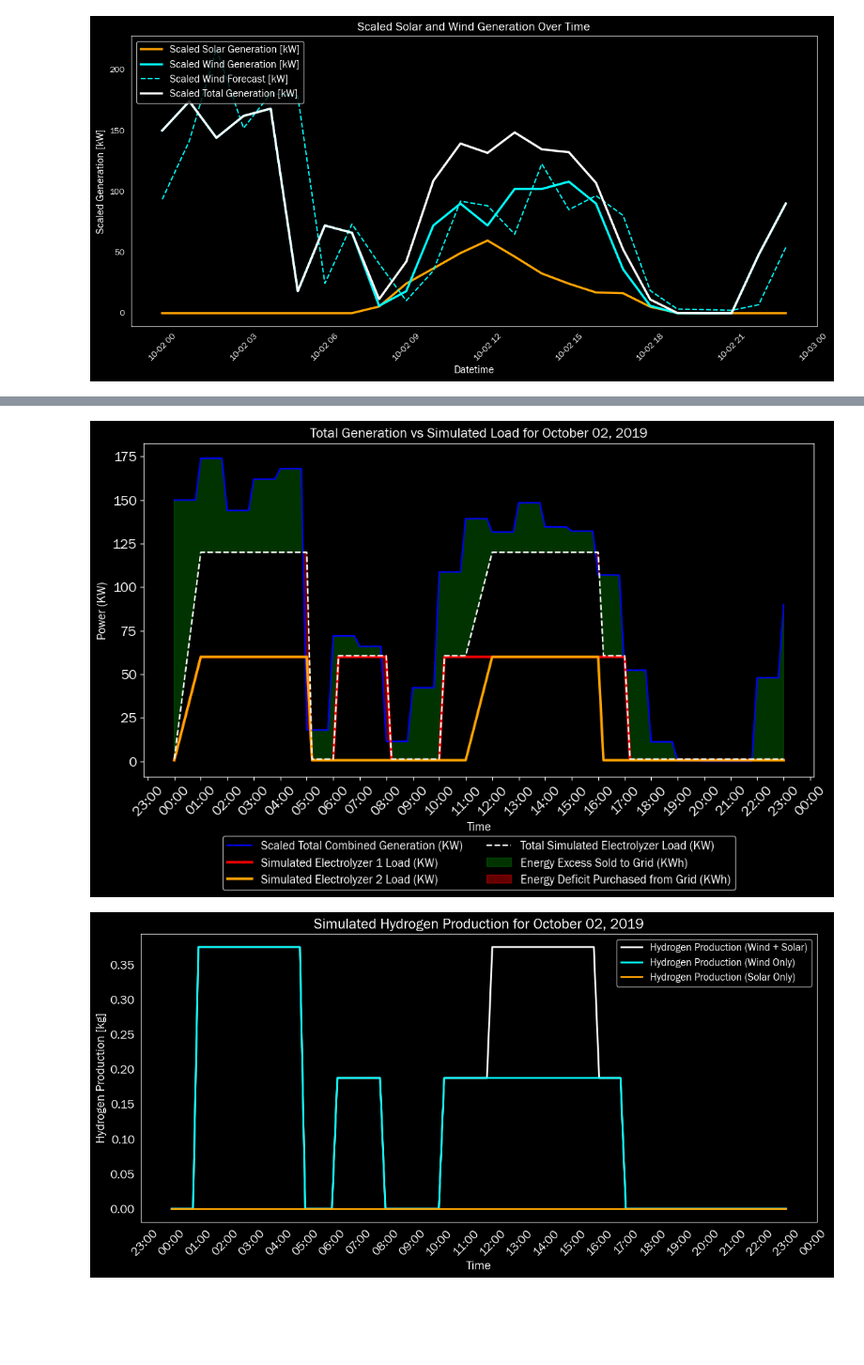
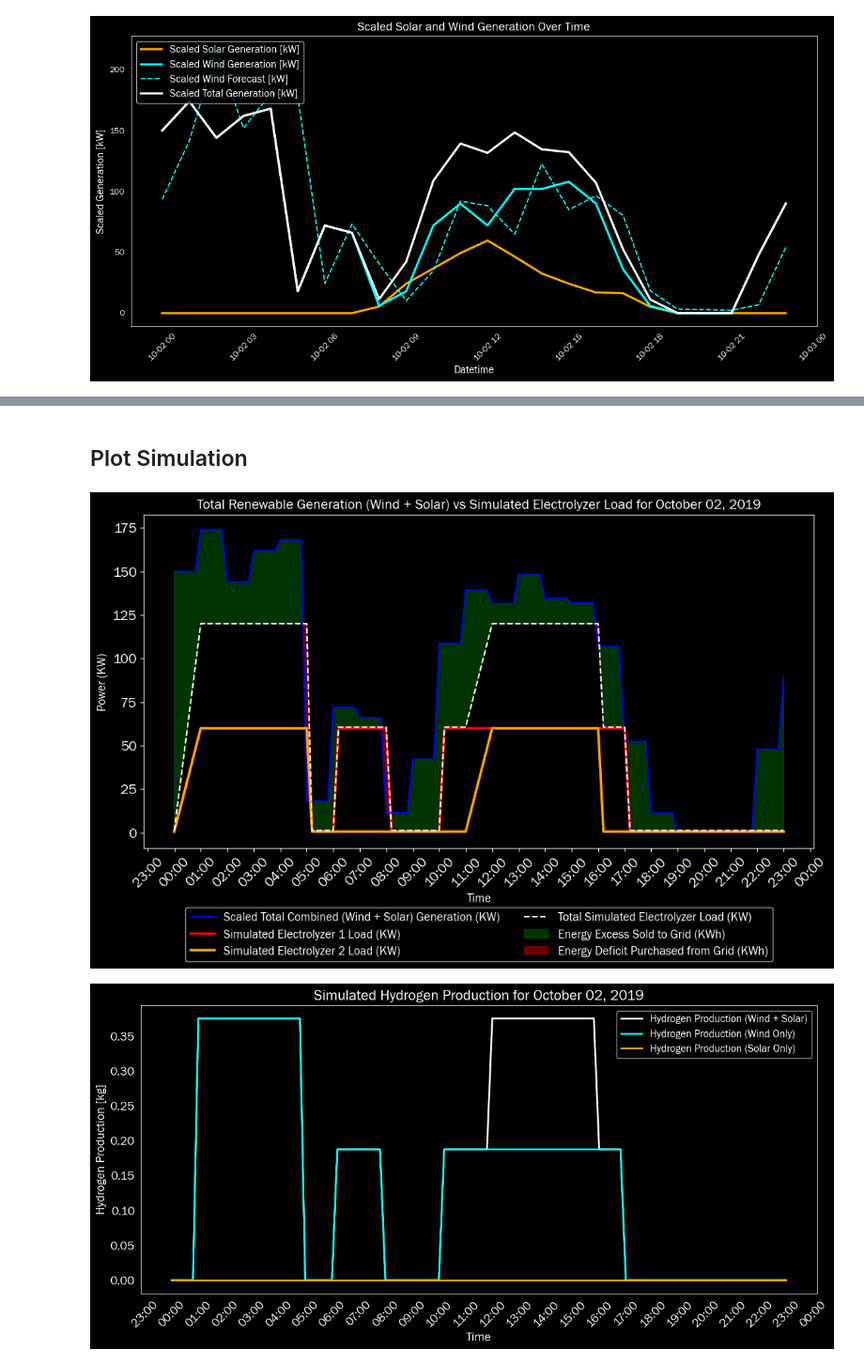
Before and after one commit to Lauvera132/ut_h2_protohub_simulation, a Jupyter notebook: white_deer_wind_farm_test.ipynb, the cells around one changed output, grey strips where cells are left out. Shown at 94% size. Saved outputs shown, nothing was run; the diff lists cells and outputs as text; code cells hidden in the pictures; blank space fills up the shorter version.

```diff
--- a/white_deer_wind_farm_test.ipynb
+++ b/white_deer_wind_farm_test.ipynb
@@ -1149,6 +1149,8 @@ interp_solar = interp1d(x_original, scaled_solar_generation_kw, kind='linear')
 scaled_total_generation_intervals_interp = interp_total(x_new)
 scaled_wind_generation_intervals_interp = interp_wind(x_new)
 scaled_solar_generation_intervals_interp = interp_solar(x_new)
+# %% [markdown]
+## Plot Simulation
 # %%
 # Plot the simulated load, generation, and hydrogen production
 fig, ax1 = plt.subplots(figsize=(12, 6))
@@ -1174,7 +1176,7 @@ real_time_lmp_price = filtered_merged_data["real-time_lmp_[$/mwh]"]
 sns.lineplot(
     x=generation_intervals_df.index,
     y=generation_intervals_df["scaled_total_generation_kw"],
-    label="Scaled Total Combined Generation (KW)",
+    label="Scaled Total Combined (Wind + Solar) Generation (KW)",
     color="blue",
     ax=ax1,
 )
@@ -1229,7 +1231,7 @@ ax1.fill_between(
 
 # Set labels and title for the primary y-axis
 ax1.set_title(
-    f"Total Generation vs Simulated Load for {target_date_long_format}",
+    f"Total Renewable Generation (Wind + Solar) vs Simulated Electrolyzer Load for {target_date_long_format}",
     fontsize=14,
     color="white",
 )
@@ -1257,34 +1259,36 @@ ax1.xaxis.set_major_locator(
 #     y=real_time_lmp_price,
 #     label="Real-Time LMP Price ($/MWh)",
 #     color="yellow",
 #     ax=ax2,
 # )
 # ax2.set_ylabel("Real-Time LMP Price ($/MWh)", fontsize=12, color="yellow")
 # ax2.tick_params(axis="y", colors="yellow")
 
 # Combine legends from both y-axes and place them below the plot
 lines, labels = ax1.get_legend_handles_labels()
 # lines2, labels2 = ax2.get_legend_handles_labels()
 legend = ax1.legend(
     # lines + lines2,
     # labels + labels2,
     loc="upper center",
     bbox_to_anchor=(0.5, -0.16),
     fontsize=12,
     ncol=2,
 )
 
 # # Remove the legend box on the top right corner
 # ax2.get_legend().remove()
 
 # Set the legend text color to white
 for text in legend.get_texts():
     text.set_color("white")
 
 # Show the plot
 plt.show()
+
+fig.savefig(f"Combined_wind_solar_generation_vs_simulated_electrolyzer_load_{target_date}.png", dpi=300, bbox_inches="tight", facecolor=fig.get_facecolor())
 # %% [output]
-[figure, old version]
+[figure, new version]
 # %%
 # Create a DataFrame with the index and all simulated loads for each electrolyzer
 simulated_loads_df = pd.DataFrame({
```
Also changed, not shown: parts of 15 cells of this notebook, 4 other files.
